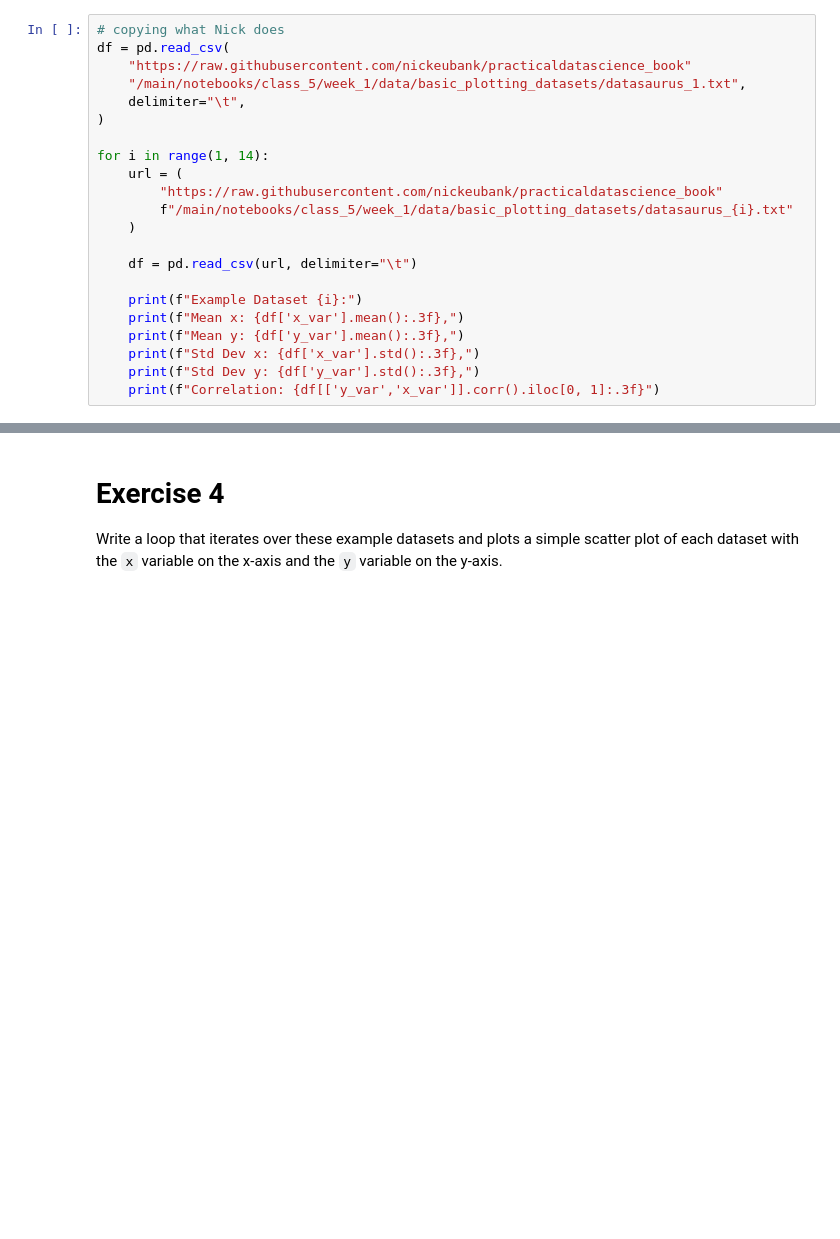
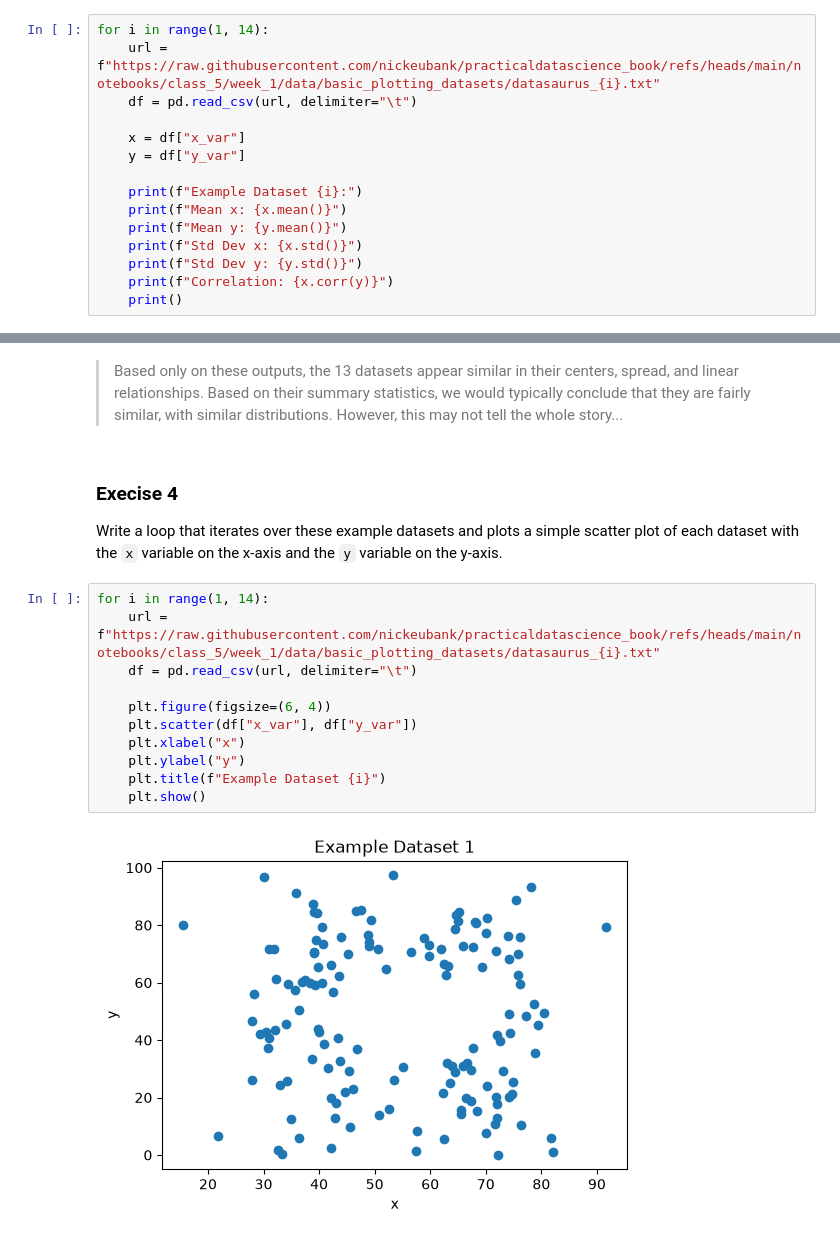
Before and after one commit to BlueWolfpack/PDS, a Jupyter notebook: plotting_exercise.ipynb, the cells around one changed output, grey strips where cells are left out. Drawn from its saved outputs; the diff is of its cells as text; blank space fills up the shorter version.

Commit message:
Update plotting exercise notebook

```diff
--- a/plotting_exercise.ipynb
+++ b/plotting_exercise.ipynb
@@ -84,26 +51,19 @@ Correlation: 0.73892819281
 
 Hint: When writing this type of code, it is often best to start by writing code to do what you want for the first iteration of the loop. Or, as Drew and Genevieve would say, WORK ONE CASE BY HAND! Once you have code that works for the first example dataset, then write the full loop around it.
 # %%
-# copying what Nick does
-df = pd.read_csv(
-    "https://raw.githubusercontent.com/nickeubank/practicaldatascience_book"
-    "/main/notebooks/class_5/week_1/data/basic_plotting_datasets/datasaurus_1.txt",
-    delimiter="\t",
-)
-
 for i in range(1, 14):
-    url = (
-        "https://raw.githubusercontent.com/nickeubank/practicaldatascience_book"
-        f"/main/notebooks/class_5/week_1/data/basic_plotting_datasets/datasaurus_{i}.txt"
-    )
-
+    url = f"https://raw.githubusercontent.com/nickeubank/practicaldatascience_book/refs/heads/main/notebooks/class_5/week_1/data/basic_plotting_datasets/datasaurus_{i}.txt"
     df = pd.read_csv(url, delimiter="\t")
 
+    x = df["x_var"]
+    y = df["y_var"]
+
     print(f"Example Dataset {i}:")
-    print(f"Mean x: {df['x_var'].mean():.3f},")
-    print(f"Mean y: {df['y_var'].mean():.3f},")
-    print(f"Std Dev x: {df['x_var'].std():.3f},")
-    print(f"Std Dev y: {df['y_var'].std():.3f},")
-    print(f"Correlation: {df[['y_var','x_var']].corr().iloc[0, 1]:.3f}")
+    print(f"Mean x: {x.mean()}")
+    print(f"Mean y: {y.mean()}")
+    print(f"Std Dev x: {x.std()}")
+    print(f"Std Dev y: {y.std()}")
+    print(f"Correlation: {x.corr(y)}")
+    print()
 # %% [output]
 Example Dataset 1:
@@ -132,4 +90,19 @@ Based only on these results, discuss what might you conclude about these example
+# %% [markdown]
+> Based only on these outputs, the 13 datasets appear similar in their centers, spread, and linear relationships. Based on their summary statistics, we would typically conclude that they are fairly similar, with similar distributions. However, this may not tell the whole story...
 # %% [markdown]
-# Exercise 4
+### Execise 4
 
 Write a loop that iterates over these example datasets and plots a simple scatter plot of each dataset with the `x` variable on the x-axis and the `y` variable on the y-axis.
+# %%
+for i in range(1, 14):
+    url = f"https://raw.githubusercontent.com/nickeubank/practicaldatascience_book/refs/heads/main/notebooks/class_5/week_1/data/basic_plotting_datasets/datasaurus_{i}.txt"
+    df = pd.read_csv(url, delimiter="\t")
+
+    plt.figure(figsize=(6, 4))
+    plt.scatter(df["x_var"], df["y_var"])
+    plt.xlabel("x")
+    plt.ylabel("y")
+    plt.title(f"Example Dataset {i}")
+    plt.show()
+# %% [output]
+[figure, added]
```
Also changed, not shown: parts of 21 cells of this notebook.
